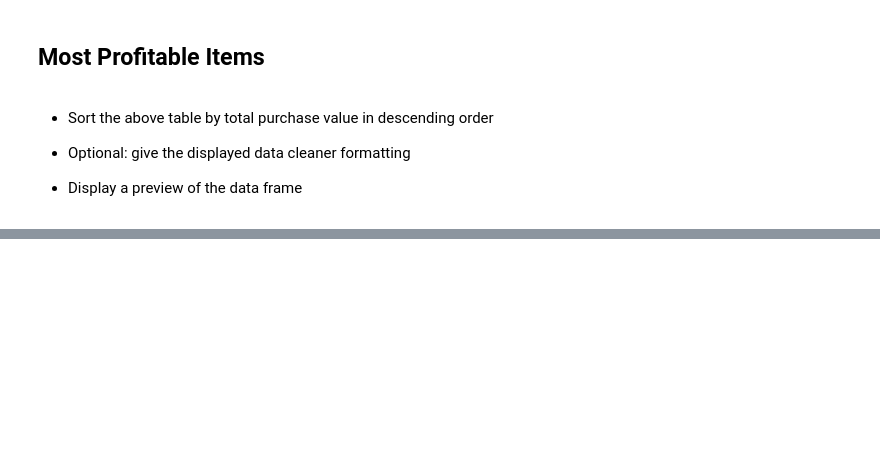
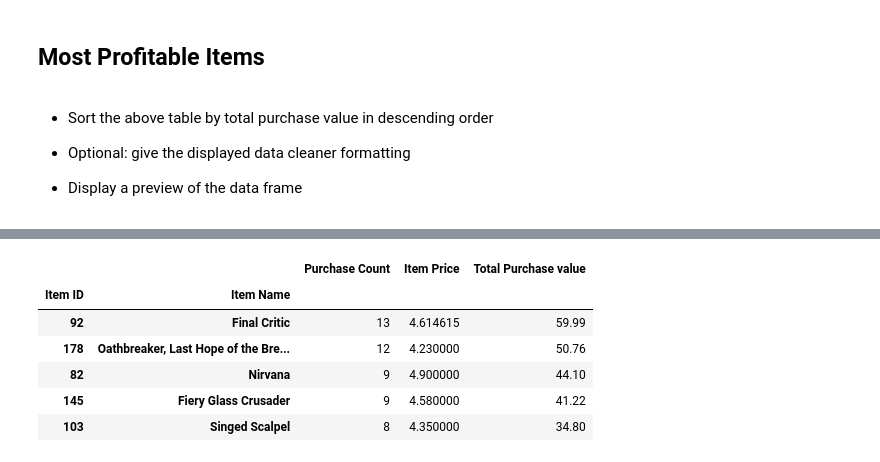
Before and after one commit to EMENGH/pandas-challenge, a Jupyter notebook: HeroesOfPymoli/HeroesOfPymoli_starter.ipynb, the cells around one changed output, grey strips where cells are left out. Cells and saved outputs as stored; diff of their text form; code cells hidden in the pictures; blank space fills up the shorter version.

Commit message:
Update HeroesOfPymoli_starter.ipynb
completed all items. need to add some comments and clean code

```diff
--- a/HeroesOfPymoli/HeroesOfPymoli_starter.ipynb
+++ b/HeroesOfPymoli/HeroesOfPymoli_starter.ipynb
@@ -289,6 +294,24 @@ age_demograph_summary
 
 
 * Display a preview of the summary data frame
+# %%
+most_pop = purchase_data_df.loc[:,["Item ID","Item Name","Price"]]
+
+most_pop_grouped = purchase_data_df.groupby(["Item ID","Item Name"])
+
+most_pop_avg = most_pop_grouped["Price"].mean()
+
+most_pop_count = most_pop_grouped["Age"].count()
+
+most_pop_tot_purchase = most_pop_grouped["Price"].sum()
+
+most_pop_summary = pd.DataFrame({"Purchase Count": most_pop_count,
+                                  "Item Price": most_pop_avg,
+                                  "Total Purchase value": most_pop_tot_purchase,})
+most_pop_summary
+
+# sort descending
+most_pop_sorted_summary = most_pop_summary.sort_values("Purchase Count", ascending = False)
 # %%
 # %% [output]
 |  |  | Purchase Count | Item Price | Total Purchase Value |
@@ -319,0 +334,23 @@ age_demograph_summary
+# %%
+most_profit_grouped = purchase_data_df.groupby(["Item ID","Item Name"])
+
+most_profit_avg = most_profit_grouped["Price"].mean()
+most_profit_count = most_profit_grouped["Age"].count()
+most_profit_tot_purchase = most_pop_grouped["Price"].sum()
+
+most_profit_summary = pd.DataFrame({"Purchase Count": most_profit_count,
+                                    "Item Price": most_profit_avg,
+                                   "Total Purchase value": most_profit_tot_purchase})
+
+
+# Sort profitable descending
+most_profit_sorted_summary = most_profit_summary.sort_values("Total Purchase value", ascending = False)
+most_profit_sorted_summary.head()
+# %% [output]
+|  |  | Purchase Count | Item Price | Total Purchase value |
+| Item ID | Item Name |  |  |  |
+| 92 | Final Critic | 13 | 4.614615 | 59.99 |
+| 178 | Oathbreaker, Last Hope of the Bre... | 12 | 4.230000 | 50.76 |
+| 82 | Nirvana | 9 | 4.900000 | 44.10 |
+| 145 | Fiery Glass Crusader | 9 | 4.580000 | 41.22 |
+| 103 | Singed Scalpel | 8 | 4.350000 | 34.80 |
```
Also changed, not shown: parts of 7 cells of this notebook.
